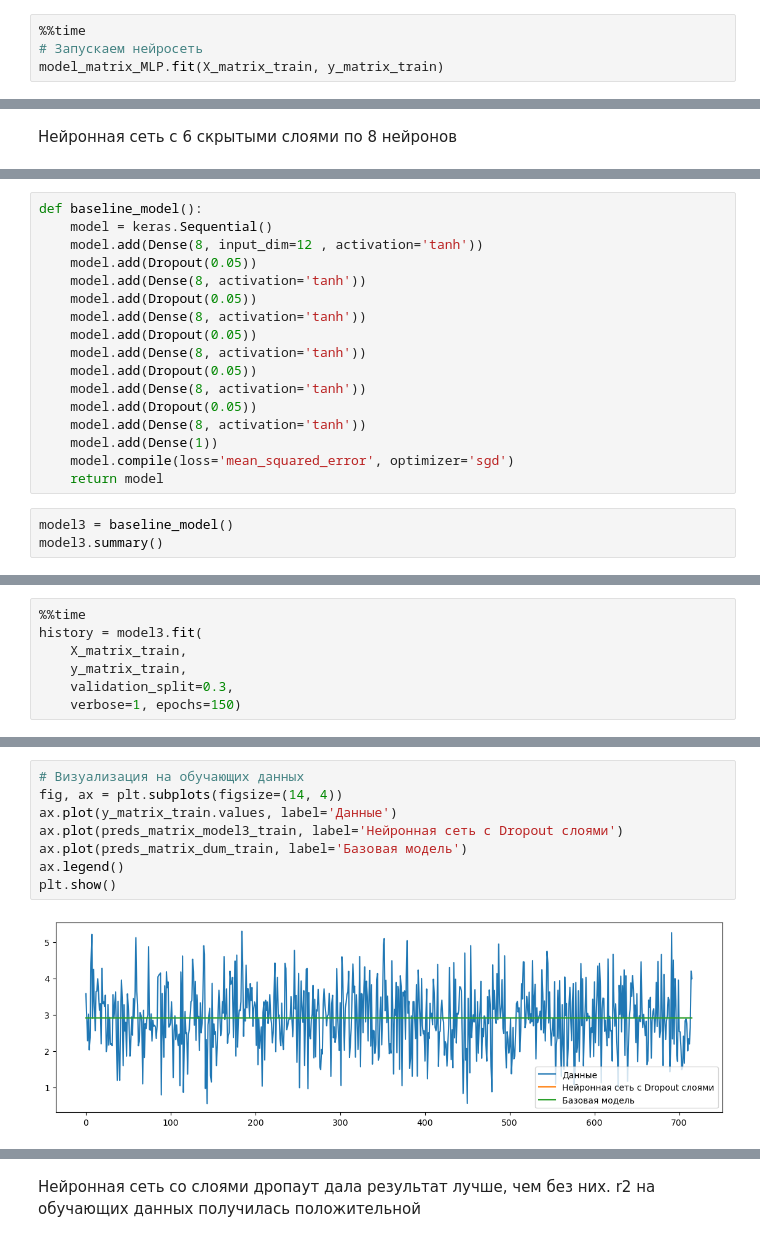
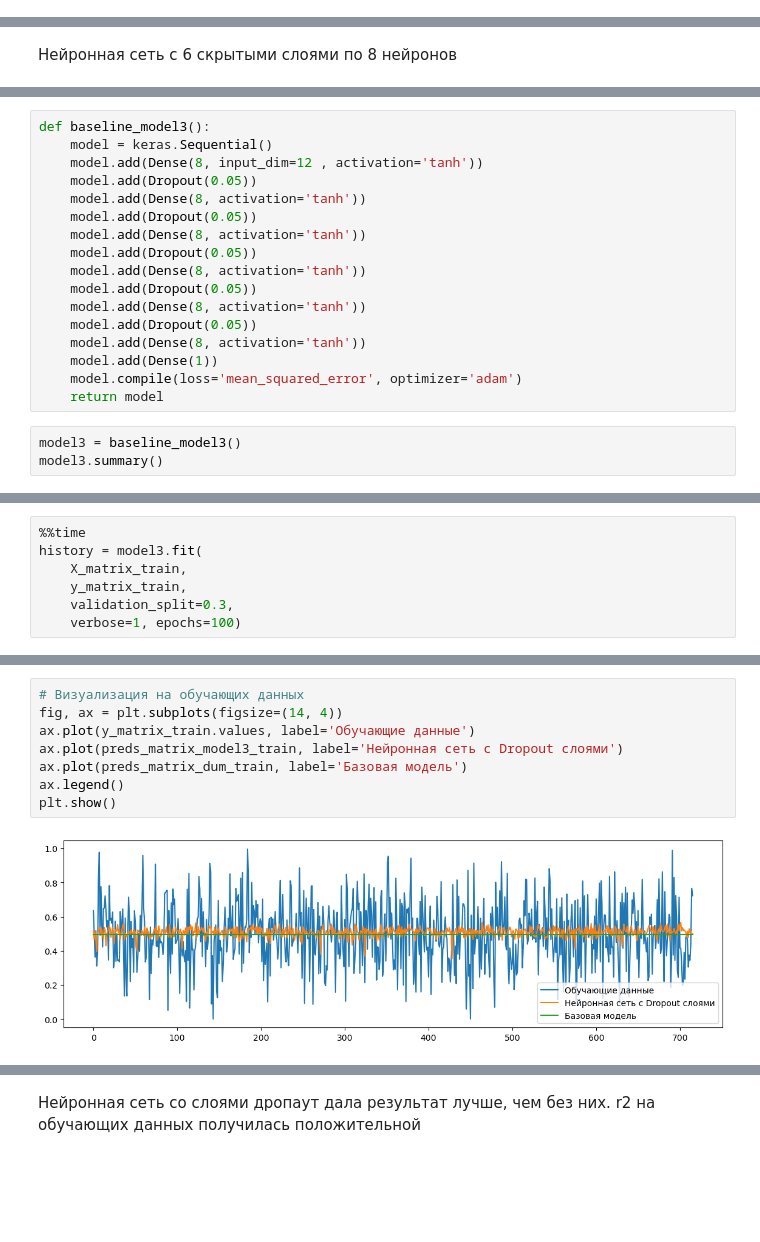
Before and after one commit to HelenGrit/VKR, a Jupyter notebook: VKR_part2.ipynb, the cells around one changed output, grey strips where cells are left out. Cells and saved outputs as stored; diff of their text form; blank space fills up the shorter version.

```diff
--- a/VKR_part2.ipynb
+++ b/VKR_part2.ipynb
@@ -219,4 +196,0 @@ model_matrix_MLP = MLPRegressor(
-# %%
-%%time
-# Запускаем нейросеть
-model_matrix_MLP.fit(X_matrix_train, y_matrix_train)
@@ -589,5 +572,5 @@ plt.show()
 # %%
-def baseline_model():
+def baseline_model3():
     model = keras.Sequential()
     model.add(Dense(8, input_dim=12 , activation='tanh'))
     model.add(Dropout(0.05))
@@ -601,9 +584,9 @@ def baseline_model():
     model.add(Dropout(0.05))
     model.add(Dense(8, activation='tanh'))
     model.add(Dense(1))
-    model.compile(loss='mean_squared_error', optimizer='sgd')
+    model.compile(loss='mean_squared_error', optimizer='adam')
     return model
 # %%
-model3 = baseline_model()
+model3 = baseline_model3()
 model3.summary()
 # %% [output]
@@ -630,5 +613,5 @@ history = model3.fit(
     X_matrix_train,
     y_matrix_train,
     validation_split=0.3,
-    verbose=1, epochs=150)
+    verbose=1, epochs=100)
 # %% [output]
@@ -705,13 +688,13 @@ r2_train -0.000846447134472017
 # %%
 # Визуализация на обучающих данных
 fig, ax = plt.subplots(figsize=(14, 4))
-ax.plot(y_matrix_train.values, label='Данные')
+ax.plot(y_matrix_train.values, label='Обучающие данные')
 ax.plot(preds_matrix_model3_train, label='Нейронная сеть с Dropout слоями')
 ax.plot(preds_matrix_dum_train, label='Базовая модель')
 ax.legend()
 plt.show()
 # %% [output]
-[figure, old version]
+[figure, new version]
 # %%
 # Визуализация на тестовых данных данных
 fig, ax = plt.subplots(figsize=(14, 4))
```
Also changed, not shown: parts of 70 cells of this notebook.
